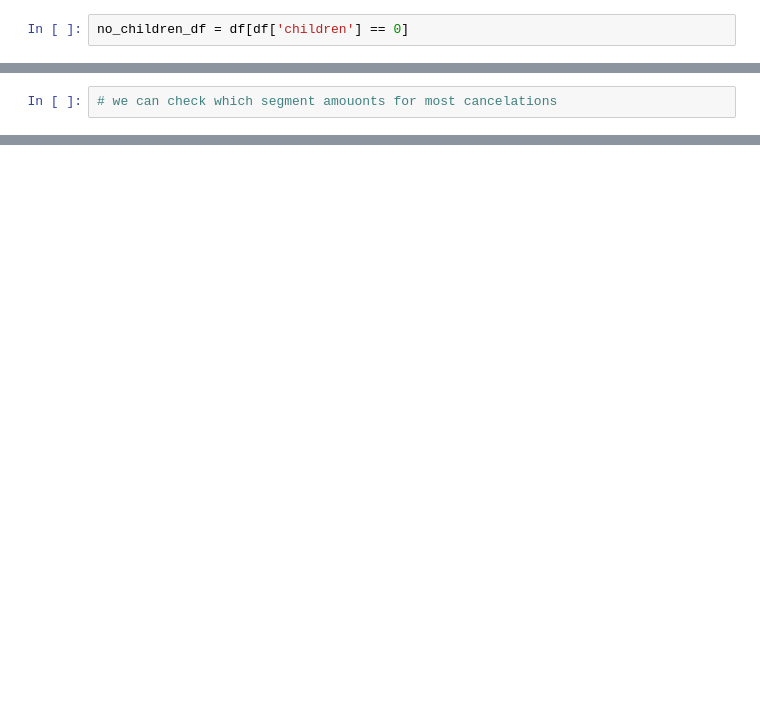
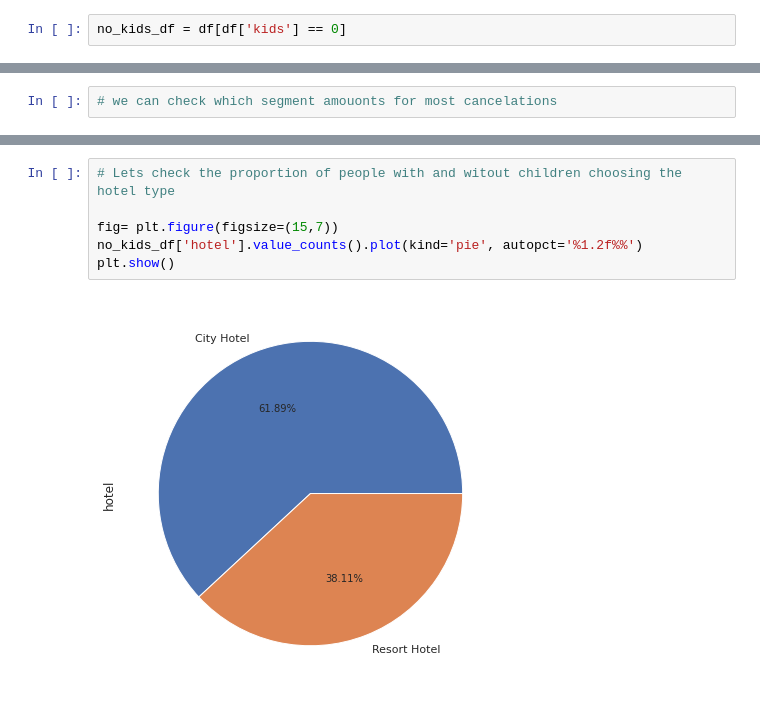
Before and after one commit to 01aleem/Hotel-Booking-Analysis, a Jupyter notebook: Hotel_Booking_Analysis.ipynb, the cells around one changed output, grey strips where cells are left out. Drawn from its saved outputs; the diff is of its cells as text; blank space fills up the shorter version.

```diff
--- a/Hotel_Booking_Analysis.ipynb
+++ b/Hotel_Booking_Analysis.ipynb
@@ -198,2 +186,2 @@ df = df.dropna(axis = 0)
 # %%
-no_children_df = df[df['children'] == 0]
+no_kids_df = df[df['kids'] == 0]
@@ -342,0 +379,8 @@ Name: reservation_status, dtype: int64
+# %%
+# Lets check the proportion of people with and witout children choosing the hotel type
+
+fig= plt.figure(figsize=(15,7))
+no_kids_df['hotel'].value_counts().plot(kind='pie', autopct='%1.2f%%')
+plt.show()
+# %% [output]
+[figure, added]
```
Also changed, not shown: parts of 40 cells of this notebook.
